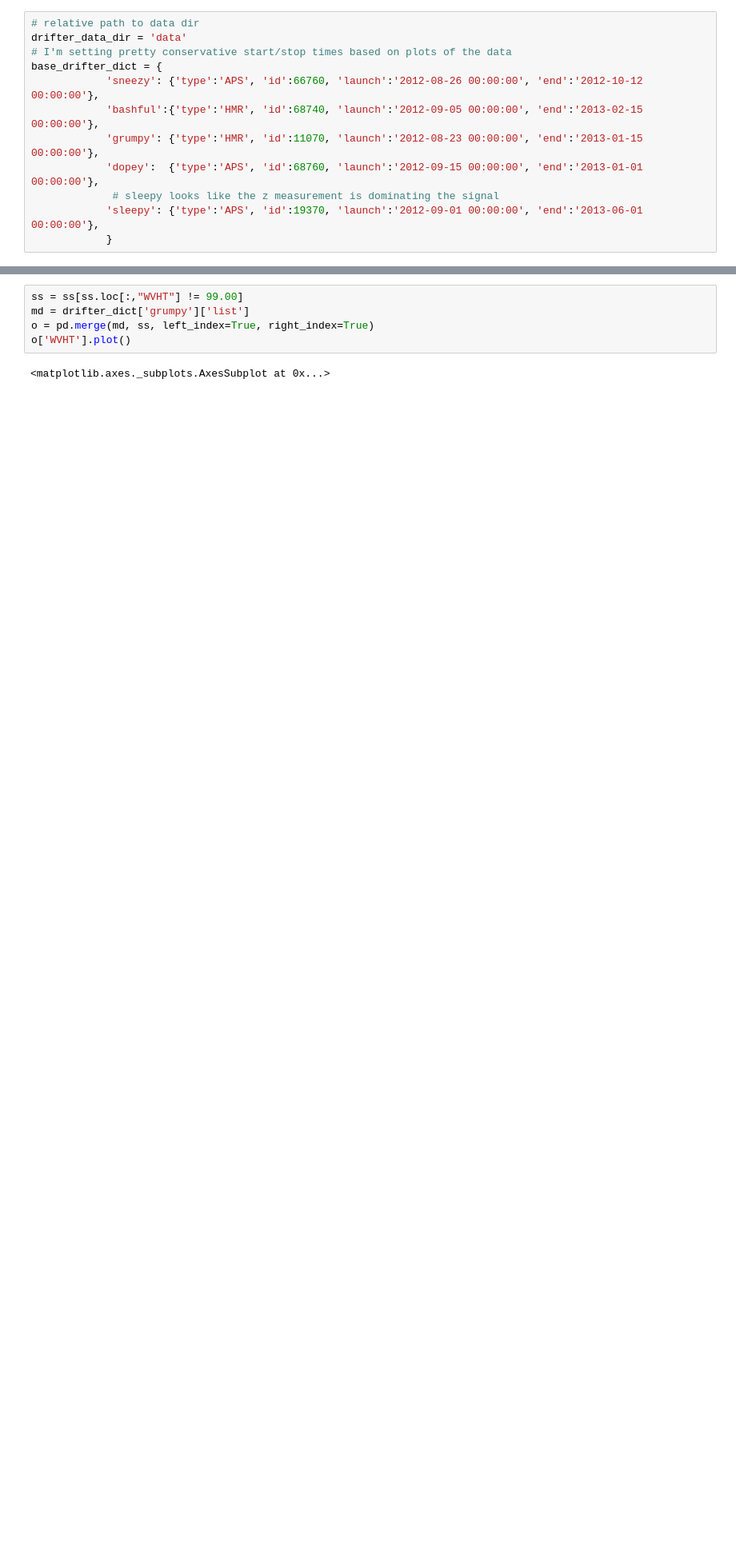
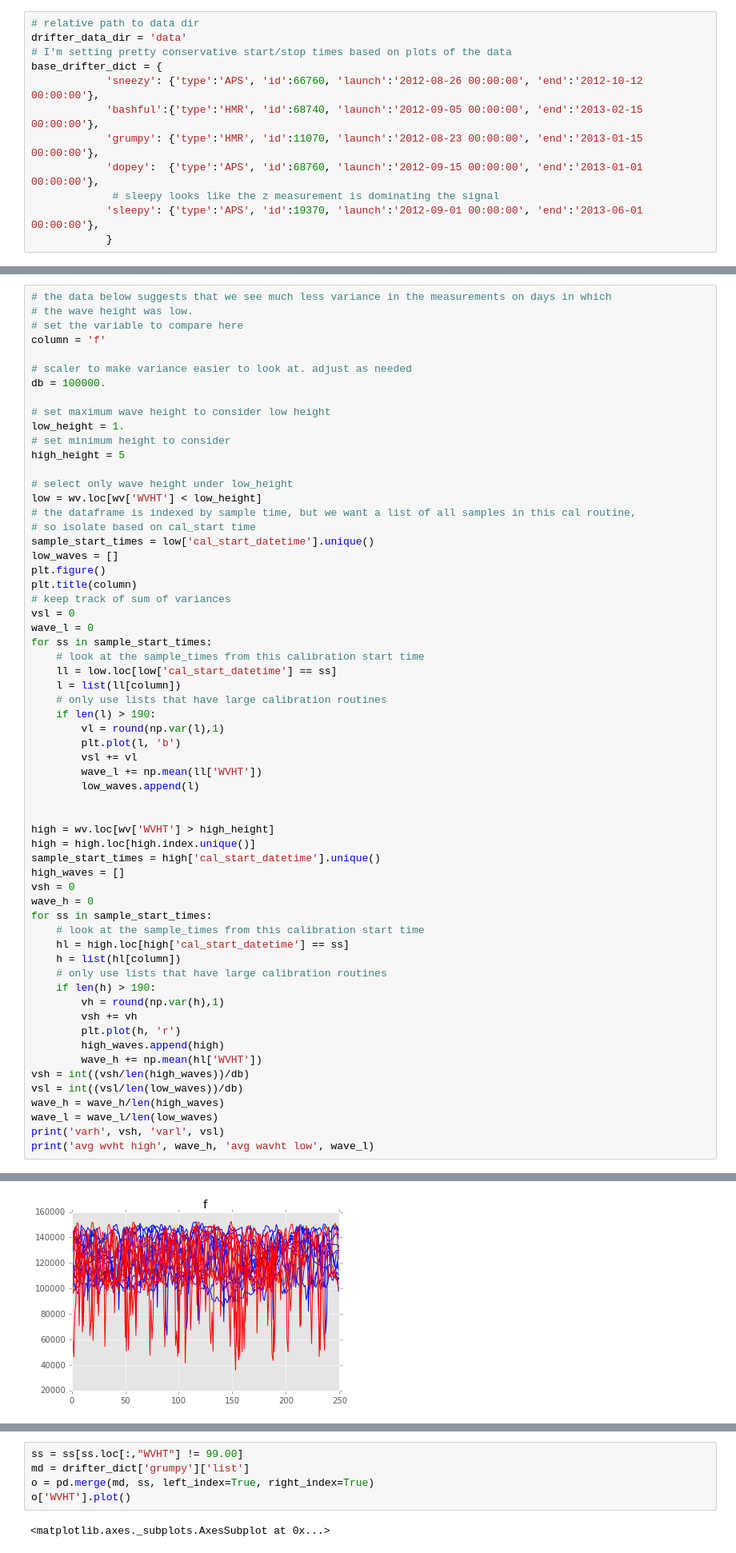
Before and after one commit to johannah/drifters, a Jupyter notebook: index.ipynb, the cells around one changed output, grey strips where cells are left out. Shown at 80% size. Saved outputs shown, nothing was run; the diff lists cells and outputs as text; blank space fills up the shorter version.

Commit message:
added low/high wave height

```diff
--- a/index.ipynb
+++ b/index.ipynb
@@ -55,0 +58,62 @@ Loading sneezy and writing measured and calibration data files
+# %%
+# the data below suggests that we see much less variance in the measurements on days in which
+# the wave height was low.
+# set the variable to compare here
+column = 'f'
+
+# scaler to make variance easier to look at. adjust as needed
+db = 100000.
+
+# set maximum wave height to consider low height
+low_height = 1.
+# set minimum height to consider
+high_height = 5
+
+# select only wave height under low_height
+low = wv.loc[wv['WVHT'] < low_height]
+# the dataframe is indexed by sample time, but we want a list of all samples in this cal routine,
+# so isolate based on cal_start time
+sample_start_times = low['cal_start_datetime'].unique()
+low_waves = []
+plt.figure()
+plt.title(column)
+# keep track of sum of variances
+vsl = 0
+wave_l = 0
+for ss in sample_start_times:
+    # look at the sample_times from this calibration start time
+    ll = low.loc[low['cal_start_datetime'] == ss]
+    l = list(ll[column])
+    # only use lists that have large calibration routines
+    if len(l) > 190:
+        vl = round(np.var(l),1)
+        plt.plot(l, 'b')
+        vsl += vl
+        wave_l += np.mean(ll['WVHT'])
+        low_waves.append(l)
+
+
+high = wv.loc[wv['WVHT'] > high_height]
+high = high.loc[high.index.unique()]
+sample_start_times = high['cal_start_datetime'].unique()
+high_waves = []
+vsh = 0
+wave_h = 0
+for ss in sample_start_times:
+    # look at the sample_times from this calibration start time
+    hl = high.loc[high['cal_start_datetime'] == ss]
+    h = list(hl[column])
+    # only use lists that have large calibration routines
+    if len(h) > 190:
+        vh = round(np.var(h),1)
+        vsh += vh
+        plt.plot(h, 'r')
+        high_waves.append(high)
+        wave_h += np.mean(hl['WVHT'])
+vsh = int((vsh/len(high_waves))/db)
+vsl = int((vsl/len(low_waves))/db)
+wave_h = wave_h/len(high_waves)
+wave_l = wave_l/len(low_waves)
+print('varh', vsh, 'varl', vsl)
+print('avg wvht high', wave_h, 'avg wavht low', wave_l)
+# %% [output]
@@ -56,3 +122,4 @@ Loading sneezy and writing measured and calibration data files
+[figure, added]
 # %%
 # Plot locations of the data
 plt.figure(figsize=(20,20))
```
Also changed, not shown: parts of 9 cells of this notebook.
